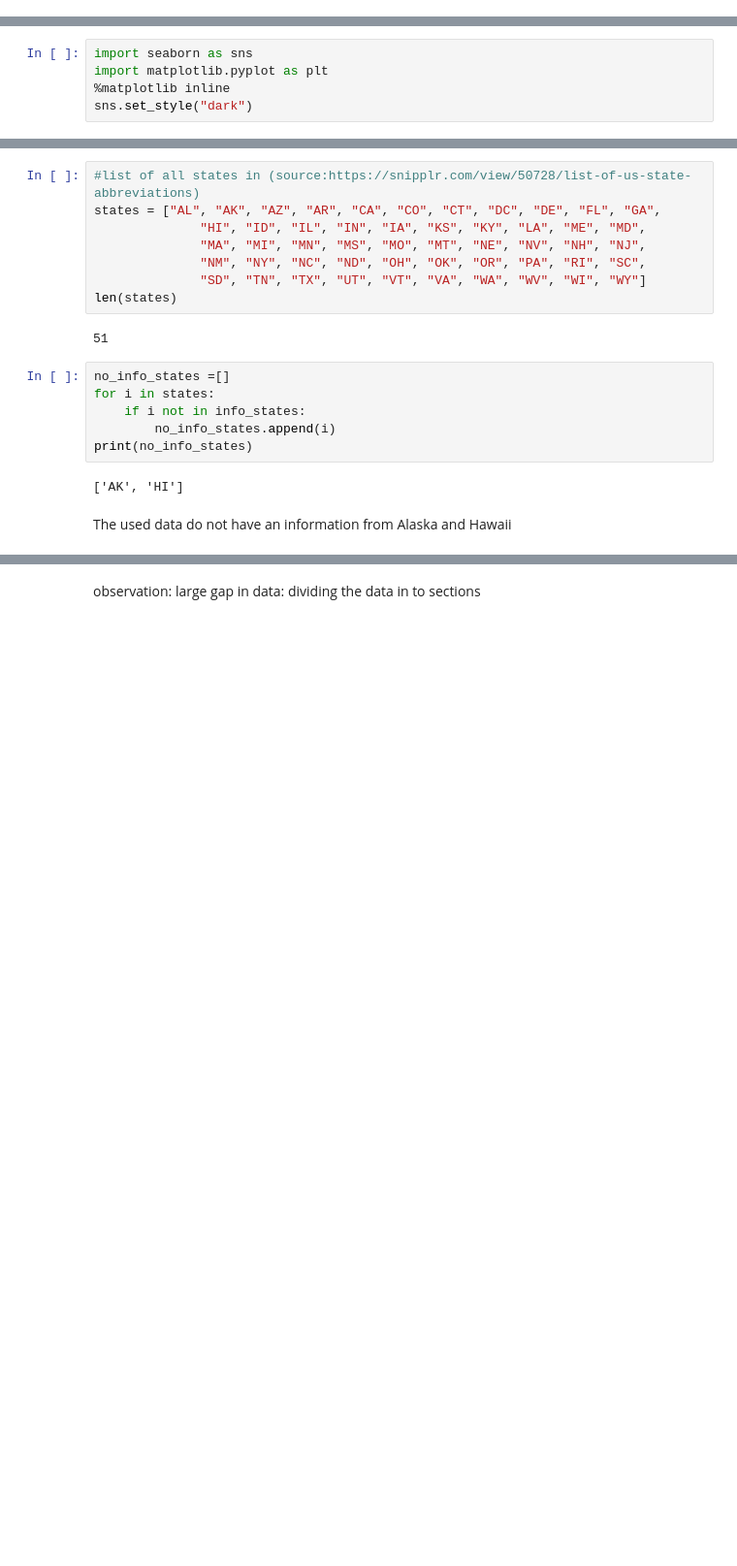
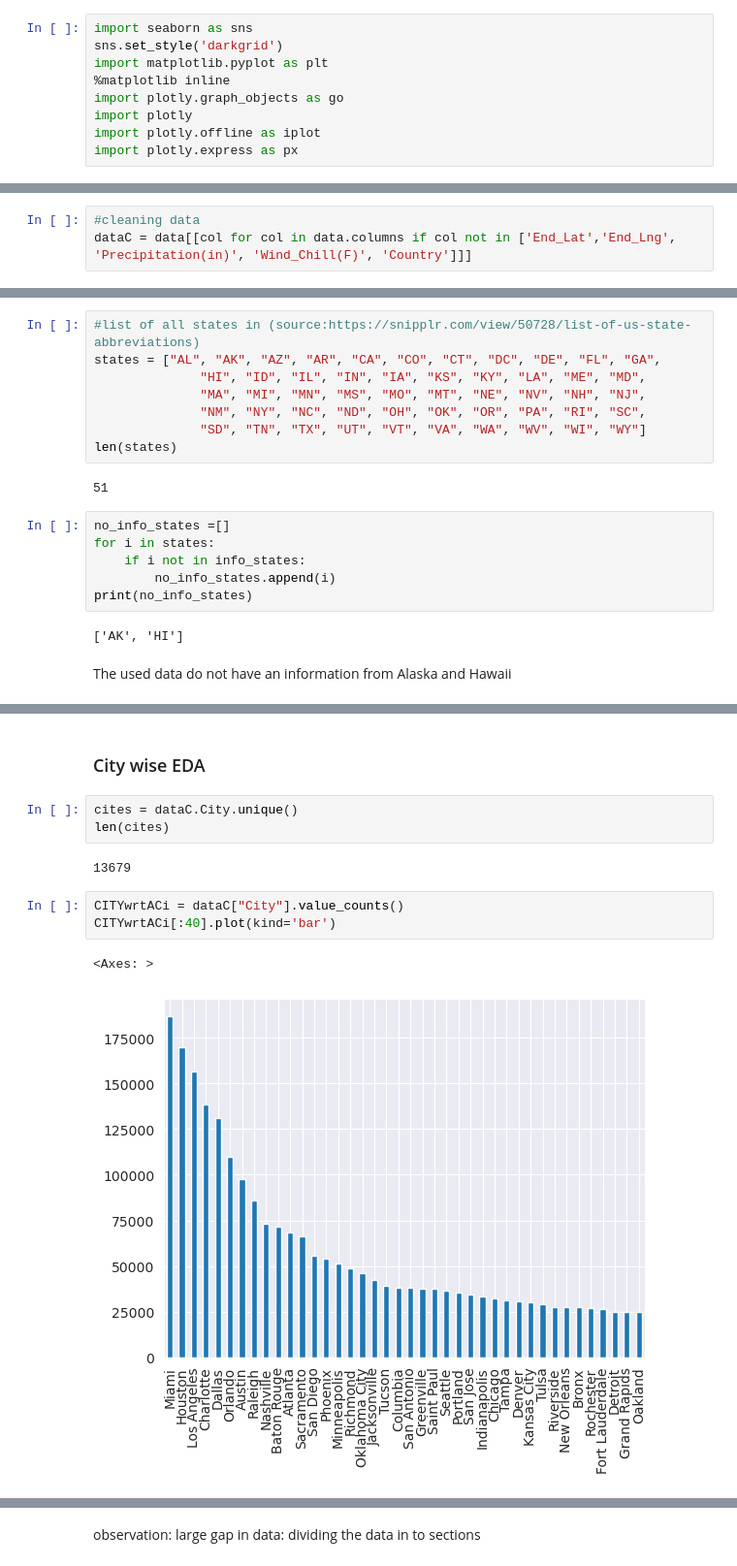
Before and after one commit to Afy-gitH/legendary-Data-Projects, a Jupyter notebook: USA-accidents-eda.ipynb, the cells around one changed output, grey strips where cells are left out. Shown: that part at 97% size. Drawn from its saved outputs; the diff is of its cells as text; blank space fills up the shorter version.

```diff
--- a/USA-accidents-eda.ipynb
+++ b/USA-accidents-eda.ipynb
@@ -24,6 +23,15 @@ for dirname, _, filenames in os.walk('/kaggle/input'):
 /kaggle/input/us-accidents/US_Accidents_March23.csv
 # %%
 data = pd.read_csv('/kaggle/input/us-accidents/US_Accidents_March23.csv')
+# %%
+import seaborn as sns
+sns.set_style('darkgrid')
+import matplotlib.pyplot as plt
+%matplotlib inline
+import plotly.graph_objects as go
+import plotly
+import plotly.offline as iplot
+import plotly.express as px
 # %%
 data.head()
 # %% [output]
@@ -34,11 +42,6 @@ data.head()
 | 3 | A-4 | Source2 | 3 | 2016-02-08 07:23:34 | 2016-02-08 07:53:34 | 39.747753 | -84.205582 | NaN | NaN | ... |
 | 4 | A-5 | Source2 | 2 | 2016-02-08 07:39:07 | 2016-02-08 08:09:07 | 39.627781 | -84.188354 | NaN | NaN | ... |
 5 rows × 46 columns
-# %%
-import seaborn as sns
-import matplotlib.pyplot as plt
-%matplotlib inline
-sns.set_style("dark")
 # %%
 data.columns
 # %% [output]
@@ -155,0 +140,3 @@ CITYwrtACi[:40].plot(kind='bar')
+# %%
+#cleaning data
+dataC = data[[col for col in data.columns if col not in ['End_Lat','End_Lng', 'Precipitation(in)', 'Wind_Chill(F)', 'Country']]]
@@ -194,0 +184,13 @@ https://gist.github.com/mwaskom/de44147ed2974457ad6372750bbe5751
+# %% [markdown]
+### City wise EDA
+# %%
+cites = dataC.City.unique()
+len(cites)
+# %% [output]
+13679
+# %%
+CITYwrtACi = dataC["City"].value_counts()
+CITYwrtACi[:40].plot(kind='bar')
+# %% [output]
+<Axes: >
+[figure, added]
```
Also changed, not shown: parts of 73 cells of this notebook.
